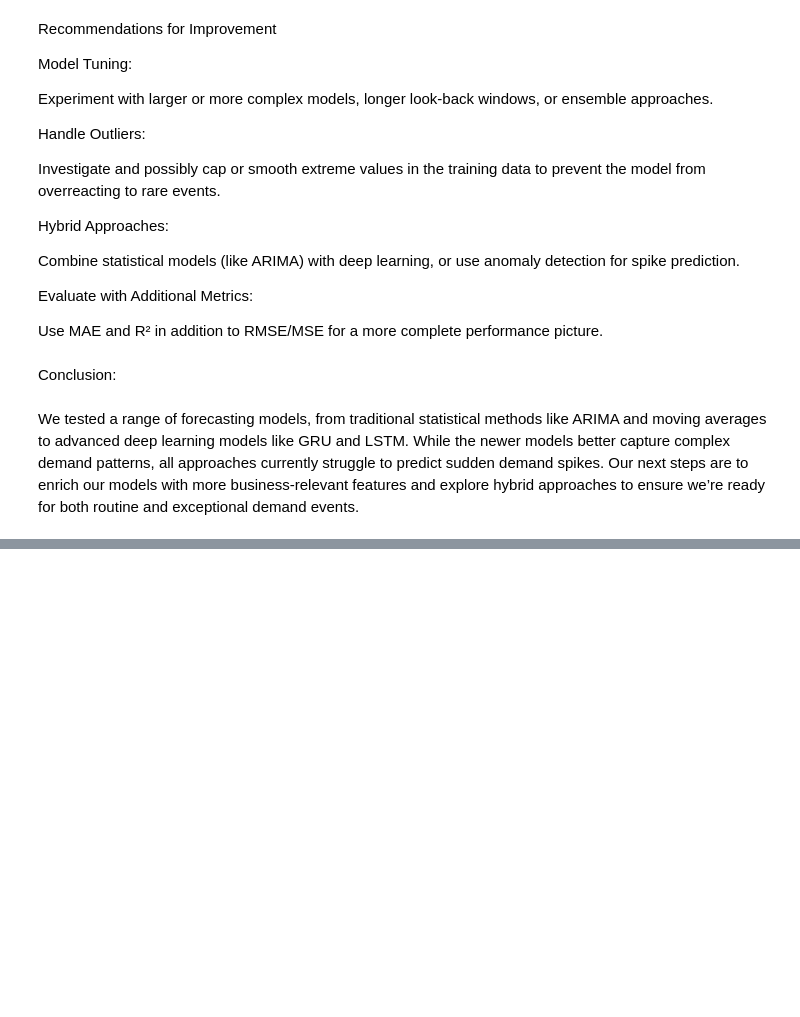
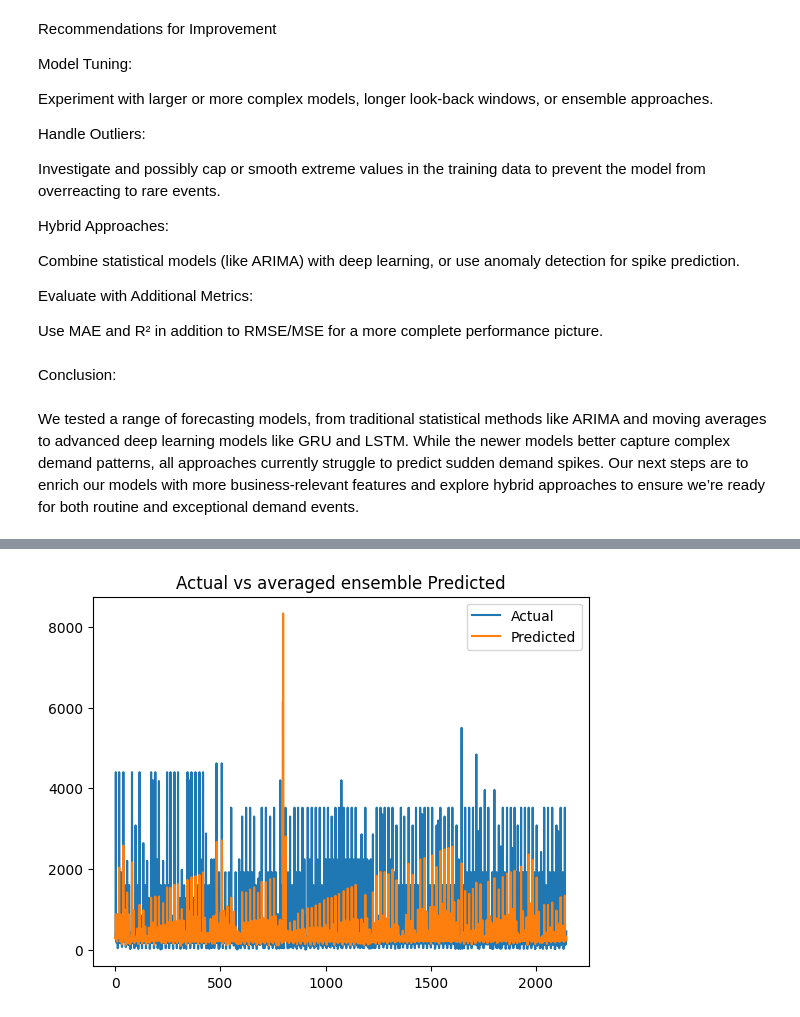
Before and after one commit to raghavab1205/Demand_Forecasting-For_SCM, a Jupyter notebook: analysis/notebook1.ipynb, the cells around one changed output, grey strips where cells are left out. Saved outputs shown, nothing was run; the diff lists cells and outputs as text; code cells hidden in the pictures; blank space fills up the shorter version.

```diff
--- a/analysis/notebook1.ipynb
+++ b/analysis/notebook1.ipynb
@@ -874,0 +906,8 @@ We tested a range of forecasting models, from traditional statistical methods li
+# %%
+plt.plot(y_test_original, label='Actual')
+plt.plot(ensemble_pred, label='Predicted')
+plt.legend()
+plt.title('Actual vs averaged ensemble Predicted')
+plt.show()
+# %% [output]
+[figure, added]
```
Also changed, not shown: parts of 23 cells of this notebook.
